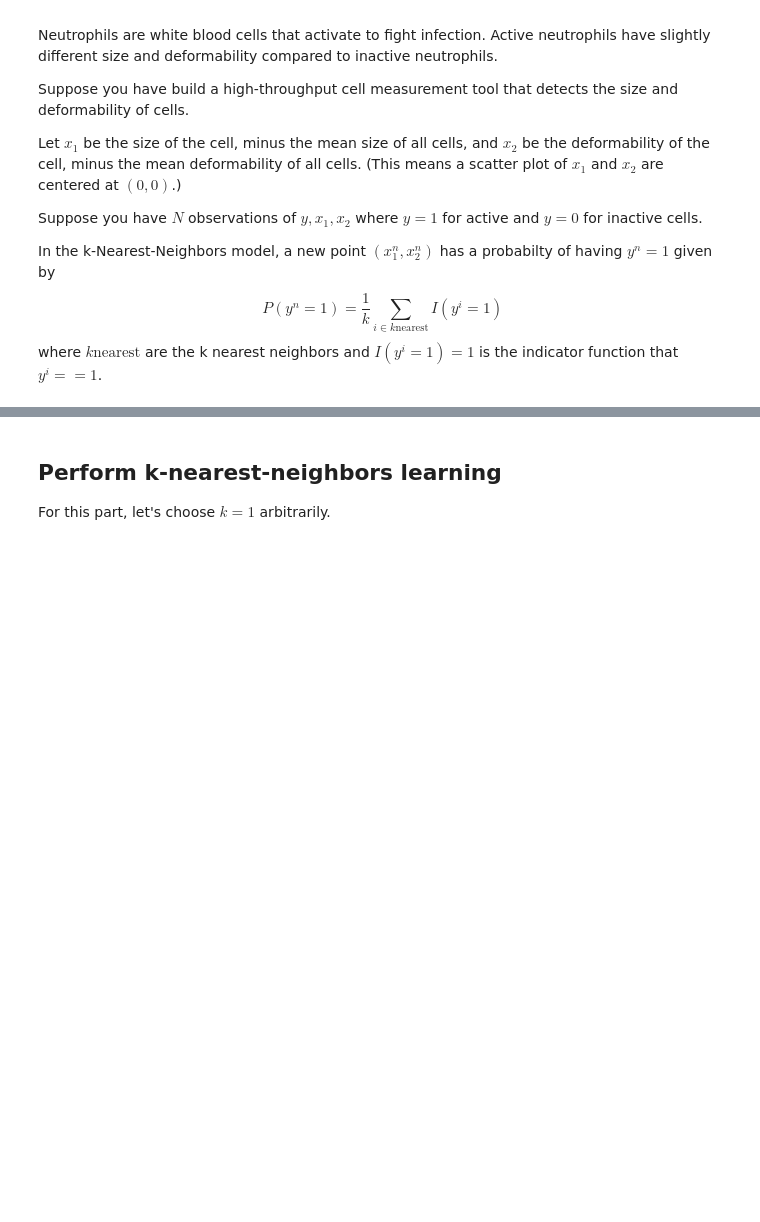
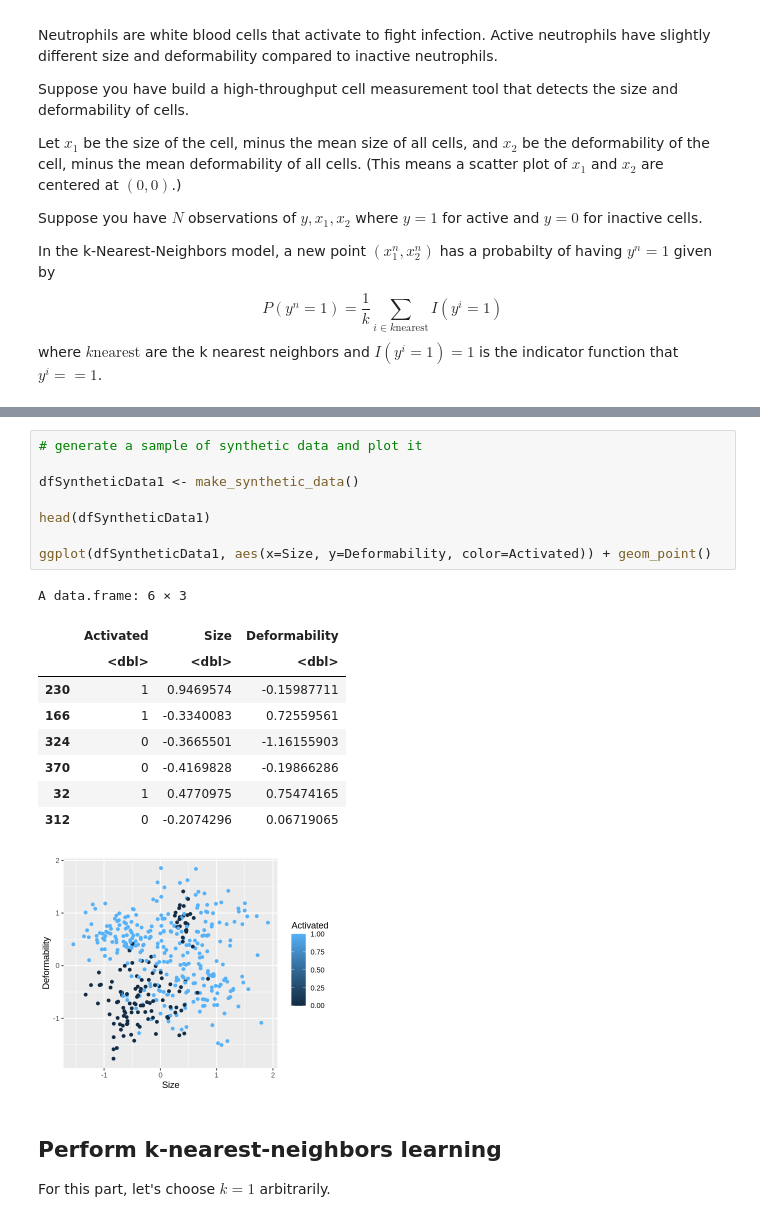
Before and after one commit to llai7/MATH227C, a Jupyter notebook: Math227C20Sp_P08_LuluLai.ipynb, the cells around one changed output, grey strips where cells are left out. Cells and saved outputs as stored; diff of their text form; blank space fills up the shorter version.

```diff
--- a/Math227C20Sp_P08_LuluLai.ipynb
+++ b/Math227C20Sp_P08_LuluLai.ipynb
@@ -105,3 +100,22 @@ A data.frame: 6 × 3
+# %%
+# generate a sample of synthetic data and plot it
+
+dfSyntheticData1 <- make_synthetic_data()
+
+head(dfSyntheticData1)
+
+ggplot(dfSyntheticData1, aes(x=Size, y=Deformability, color=Activated)) + geom_point()
+# %% [output]
+A data.frame: 6 × 3
+|  | Activated | Size | Deformability |
+|  | <dbl> | <dbl> | <dbl> |
+| 230 | 1 | 0.9469574 | -0.15987711 |
+| 166 | 1 | -0.3340083 | 0.72559561 |
+| 324 | 0 | -0.3665501 | -1.16155903 |
+| 370 | 0 | -0.4169828 | -0.19866286 |
+| 32 | 1 | 0.4770975 | 0.75474165 |
+| 312 | 0 | -0.2074296 | 0.06719065 |
+[figure, added]
 # %% [markdown]
 ## Perform k-nearest-neighbors learning
 
```
Also changed, not shown: parts of 26 cells of this notebook.
